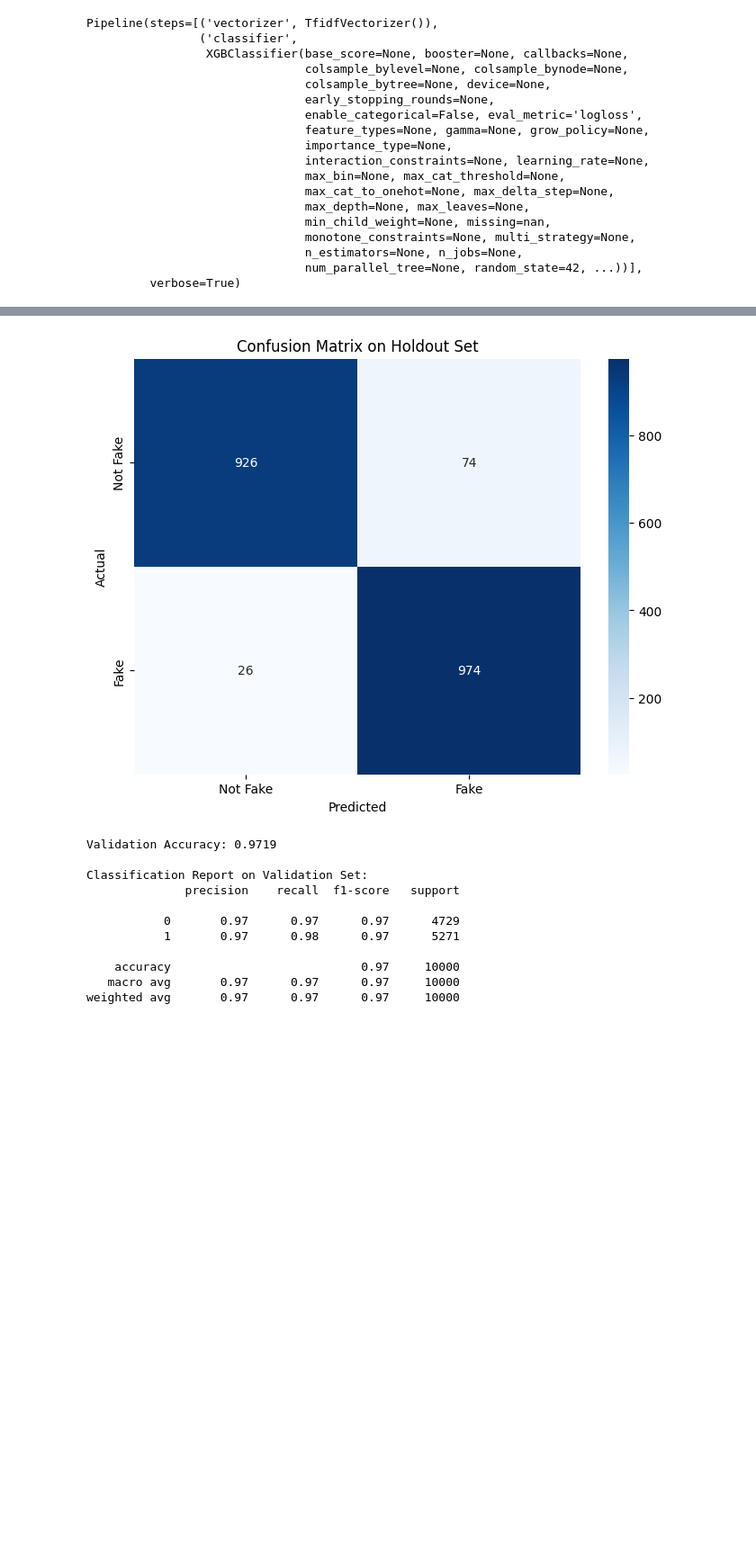
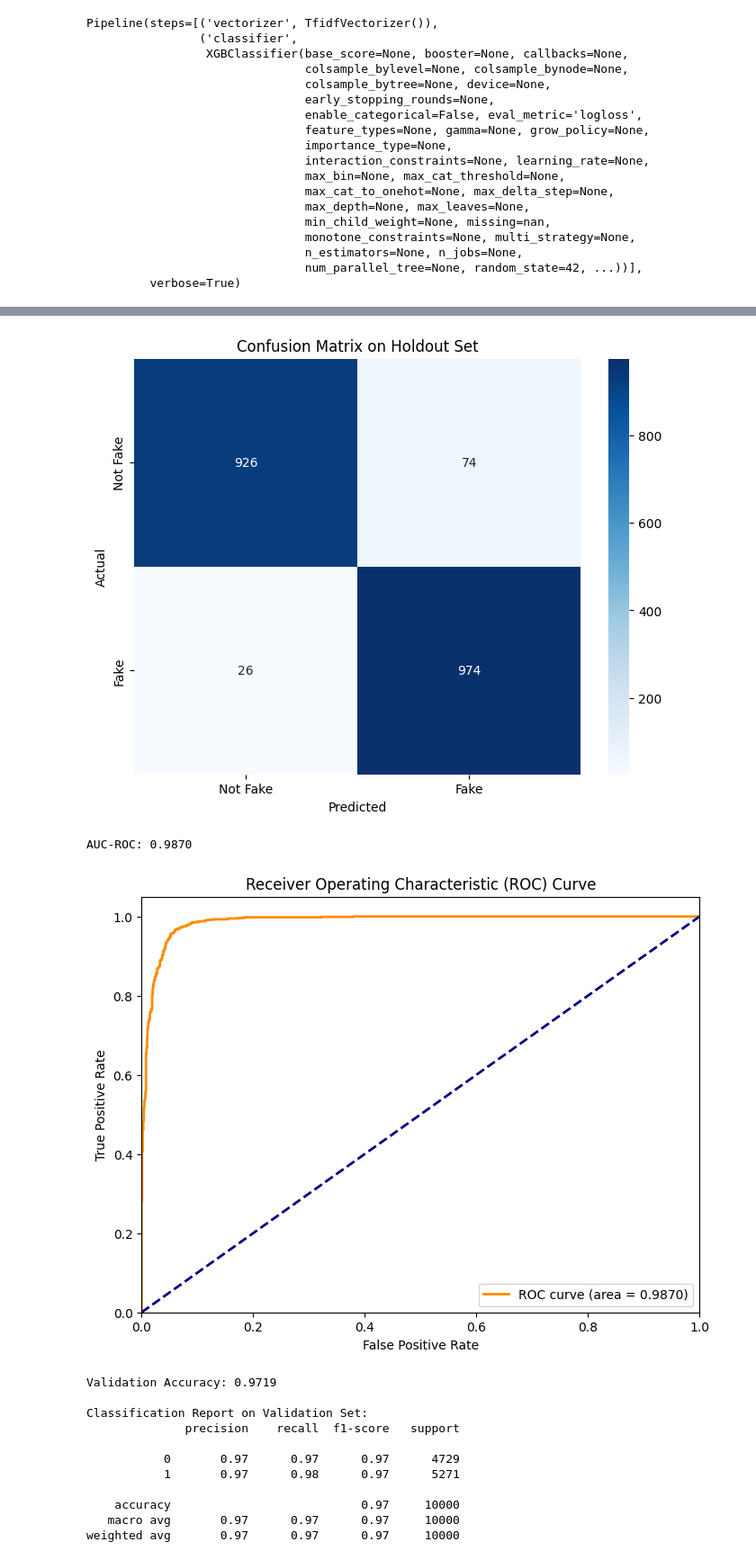
Before and after one commit to nathanael6556/fake-news-detection, a Jupyter notebook: notebooks/model_training.ipynb, the cells around one changed output, grey strips where cells are left out. Shown: that part at 90% size. Drawn from its saved outputs; the diff is of its cells as text; code cells hidden in the pictures; blank space fills up the shorter version.

```diff
--- a/notebooks/model_training.ipynb
+++ b/notebooks/model_training.ipynb
@@ -219,5 +312,5 @@ Pipeline(steps=[('vectorizer', TfidfVectorizer()),
                 ('classifier', SVC(probability=True, random_state=17))],
          verbose=True)
 # %%
-with open('/content/drive/My Drive/data/svc_pipeline.pkl', 'wb') as file:
+with open('/content/drive/My Drive/digitalent/models/svc_pipeline.pkl', 'wb') as file:
     pickle.dump(pipe_svm, file)
@@ -760,9 +884,9 @@ from google.colab import drive
 drive.mount('/content/drive')
 
 # Modify this
-TRAIN_DATASET_PATH = '/content/drive/MyDrive/data/elongated_word_10k.csv'
-VALIDATION_DATASET_PATH = '/content/drive/MyDrive/data/val_10k.csv'
-MODEL_SAVE_PATH = '/content/drive/MyDrive/data/xgboost_pipeline.pkl'
+TRAIN_DATASET_PATH = '/content/drive/MyDrive/digitalent/data/clean/elongated_word_10k.csv'
+VALIDATION_DATASET_PATH = '/content/drive/MyDrive/digitalent/data/clean/val_10k.csv'
+MODEL_SAVE_PATH = '/content/drive/MyDrive/digitalent/models/xgboost_pipeline.pkl'
 # %% [output]
 Drive already mounted at /content/drive; to attempt to forcibly remount, call drive.mount("/content/drive", force_remount=True).
 # %%
@@ -835,6 +959,9 @@ Pipeline(steps=[('vectorizer', TfidfVectorizer()),
 # %%
 with open(MODEL_SAVE_PATH, 'wb') as file:
     pickle.dump(pipe_xgboost, file)
+# %%
+with open(MODEL_SAVE_PATH, 'rb') as file:
+    pipe_xgboost = pickle.load(file)
 # %%
 val_data = pd.read_csv(VALIDATION_DATASET_PATH)
 val_data['news'] = val_data['news'].astype(str)
@@ -843,30 +970,50 @@ y_val = val_data['is_fake']
 # %%
 y_pred = pipe_xgboost.predict(X_holdout)
 print("\nHoldout Accuracy:", accuracy_score(y_holdout, y_pred))
 print("\nClassification Report on Holdout Set:")
 print(classification_report(y_holdout, y_pred))
 cfm = confusion_matrix(y_holdout, y_pred)
 plt.figure(figsize=(8, 6))
 sns.heatmap(cfm, fmt='.0f', annot=True, cmap='Blues',
             xticklabels=['Not Fake', 'Fake'],
             yticklabels=['Not Fake', 'Fake'])
 plt.xlabel('Predicted')
 plt.ylabel('Actual')
 plt.title('Confusion Matrix on Holdout Set')
 plt.show()
+
+# AUC-ROC Calculation
+y_pred_proba = pipe_xgboost.predict_proba(X_holdout)[:, 1]
+fpr, tpr, thresholds = roc_curve(y_holdout, y_pred_proba)
+roc_auc = auc(fpr, tpr)
+print(f"AUC-ROC: {roc_auc:.4f}")
+
+# Plot ROC Curve
+plt.figure(figsize=(8, 6))
+plt.plot(fpr, tpr, color='darkorange', lw=2, label=f'ROC curve (area = {roc_auc:.4f})')
+plt.plot([0, 1], [0, 1], color='navy', lw=2, linestyle='--')  # Diagonal line (random guess)
+plt.xlim([0.0, 1.0])
+plt.ylim([0.0, 1.05])
+plt.xlabel('False Positive Rate')
+plt.ylabel('True Positive Rate')
+plt.title('Receiver Operating Characteristic (ROC) Curve')
+plt.legend(loc="lower right")
+plt.show()
 # %% [output]
 Holdout Accuracy: 0.95
 
 Classification Report on Holdout Set:
               precision    recall  f1-score   support
 
            0       0.97      0.93      0.95      1000
            1       0.93      0.97      0.95      1000
 
     accuracy                           0.95      2000
    macro avg       0.95      0.95      0.95      2000
 weighted avg       0.95      0.95      0.95      2000
 [figure]
+AUC-ROC: 0.9870
+[figure, added]
 # %%
 y_val_pred = pipe_xgboost.predict(X_val)
 print("\nValidation Accuracy:", accuracy_score(y_val, y_val_pred))
```
Also changed, not shown: parts of 17 cells of this notebook.
